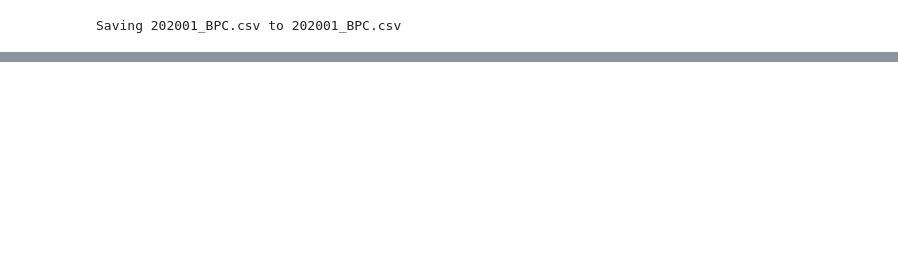
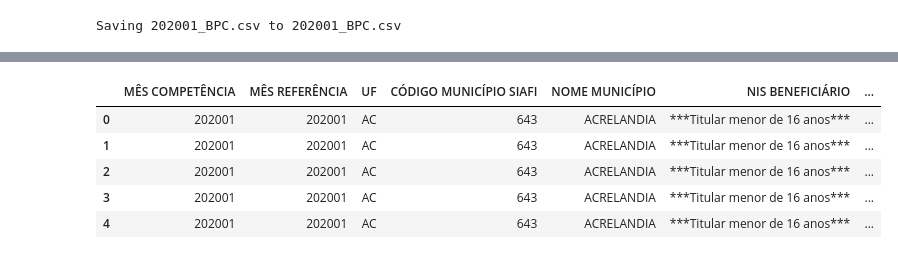
Before and after one commit to assismauro/BPC, a Jupyter notebook: bpc2020.ipynb, the cells around one changed output, grey strips where cells are left out. Saved outputs shown, nothing was run; the diff lists cells and outputs as text; code cells hidden in the pictures; blank space fills up the shorter version.

```diff
--- a/bpc2020.ipynb
+++ b/bpc2020.ipynb
@@ -31,0 +18,16 @@ df12=pd.read_csv('https://drive.google.com/drive/my-drive?q=parent:0AING7WBioDHS
+# %%
+#leitura dos csv/ mês, arrumando separador e o enconding
+df1=pd.read_csv('/content/gdrive/MyDrive/Colab Notebooks/2020/202001_BPC.csv', sep= ';', encoding='latin-1')
+df2=pd.read_csv('/content/gdrive/MyDrive/Colab Notebooks/2020/202002_BPC.csv', sep= ';', encoding='latin-1')
+df3=pd.read_csv('/content/gdrive/MyDrive/Colab Notebooks/2020/202003_BPC.csv', sep= ';', encoding='latin-1')
+df4=pd.read_csv('/content/gdrive/MyDrive/Colab Notebooks/2020/202004_BPC.csv', sep= ';', encoding='latin-1')
+df5=pd.read_csv('/content/gdrive/MyDrive/Colab Notebooks/2020/202005_BPC.csv', sep= ';', encoding='latin-1')
+# %%
+df1.head()
+# %% [output]
+|  | MÊS COMPETÊNCIA | MÊS REFERÊNCIA | UF | CÓDIGO MUNICÍPIO SIAFI | NOME MUNICÍPIO | NIS BENEFICIÁRIO | ... |
+| 0 | 202001 | 202001 | AC | 643 | ACRELANDIA | ***Titular menor de 16 anos*** | ... |
+| 1 | 202001 | 202001 | AC | 643 | ACRELANDIA | ***Titular menor de 16 anos*** | ... |
+| 2 | 202001 | 202001 | AC | 643 | ACRELANDIA | ***Titular menor de 16 anos*** | ... |
+| 3 | 202001 | 202001 | AC | 643 | ACRELANDIA | ***Titular menor de 16 anos*** | ... |
+| 4 | 202001 | 202001 | AC | 643 | ACRELANDIA | ***Titular menor de 16 anos*** | ... |
```
Also changed, not shown: parts of 6 cells of this notebook.
